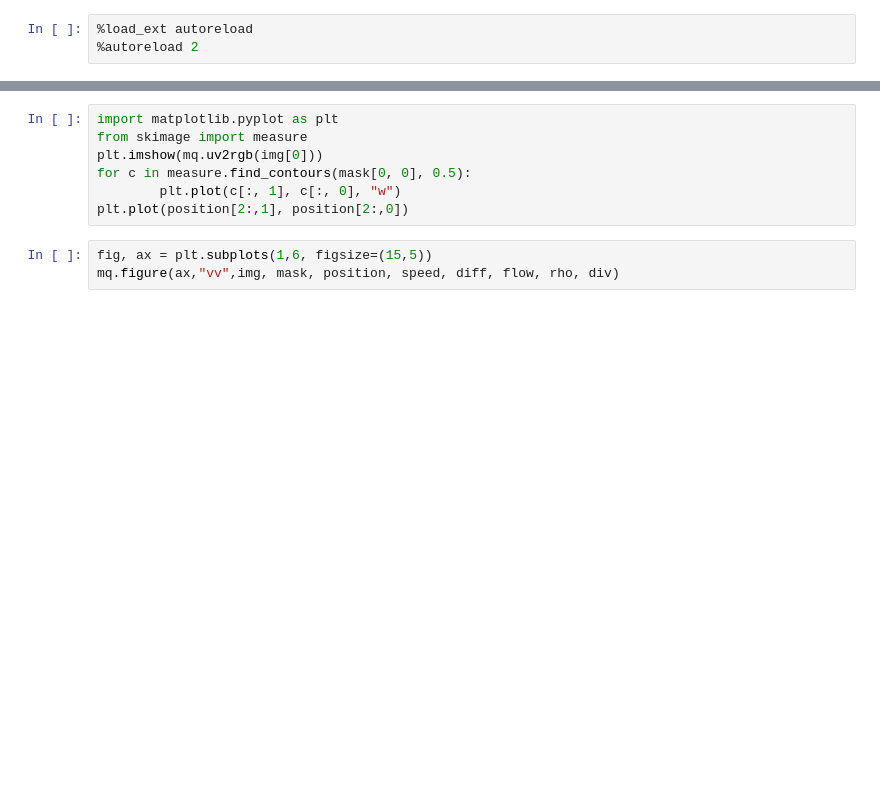
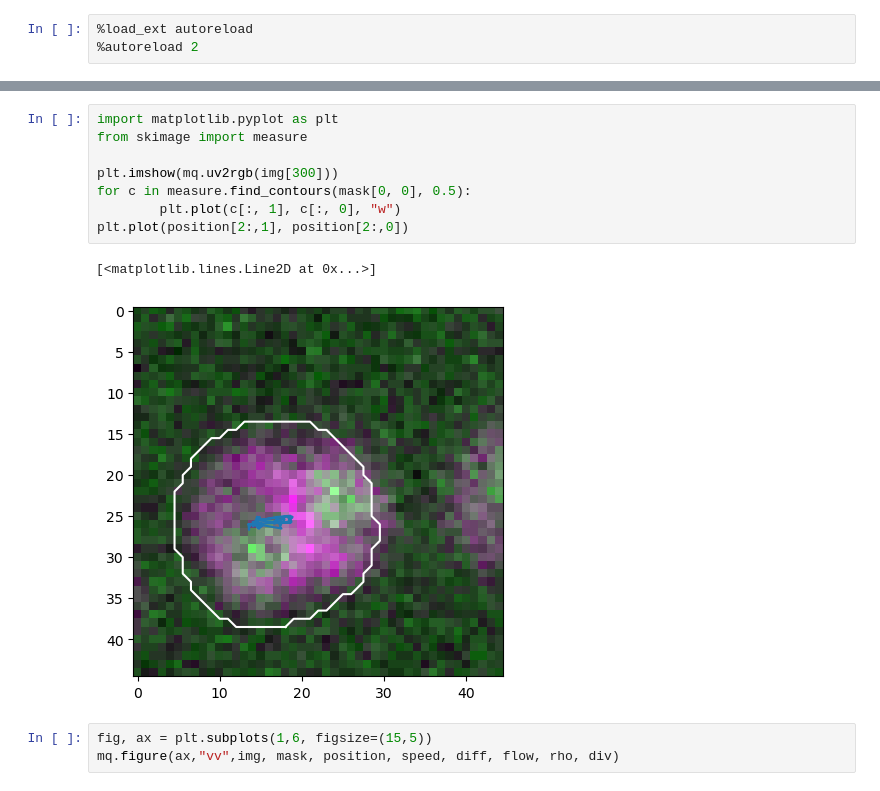
Before and after one commit to jboulanger/dna-movement-sufolobus, a Jupyter notebook: Test.ipynb, the cells around one changed output, grey strips where cells are left out. Saved outputs shown, nothing was run; the diff lists cells and outputs as text; blank space fills up the shorter version.

```diff
--- a/Test.ipynb
+++ b/Test.ipynb
@@ -32,10 +55,14 @@ print(diff.shape, flow.shape, rho.shape, div.shape)
 # %%
 import matplotlib.pyplot as plt
 from skimage import measure
-plt.imshow(mq.uv2rgb(img[0]))
+
+plt.imshow(mq.uv2rgb(img[300]))
 for c in measure.find_contours(mask[0, 0], 0.5):
         plt.plot(c[:, 1], c[:, 0], "w")
 plt.plot(position[2:,1], position[2:,0])
+# %% [output]
+[<matplotlib.lines.Line2D at 0x...>]
+[figure, added]
 # %%
 fig, ax = plt.subplots(1,6, figsize=(15,5))
 mq.figure(ax,"vv",img, mask, position, speed, diff, flow, rho, div)
```
Also changed, not shown: parts of 5 cells of this notebook, 7 other files.
